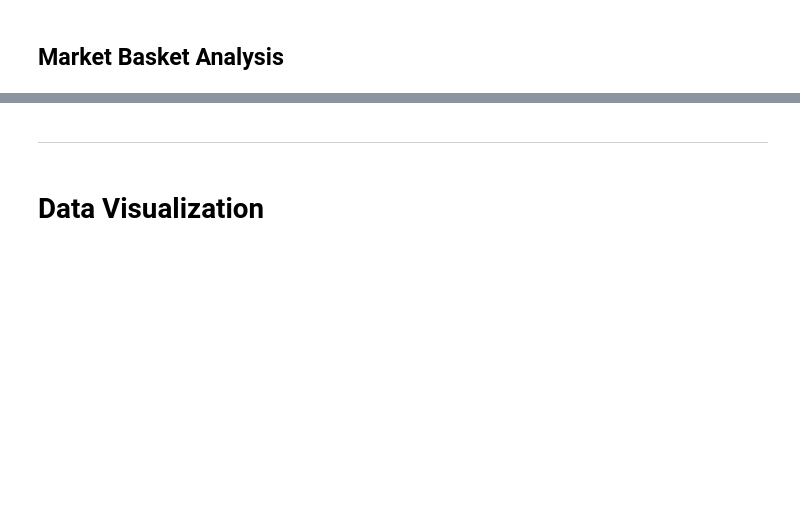
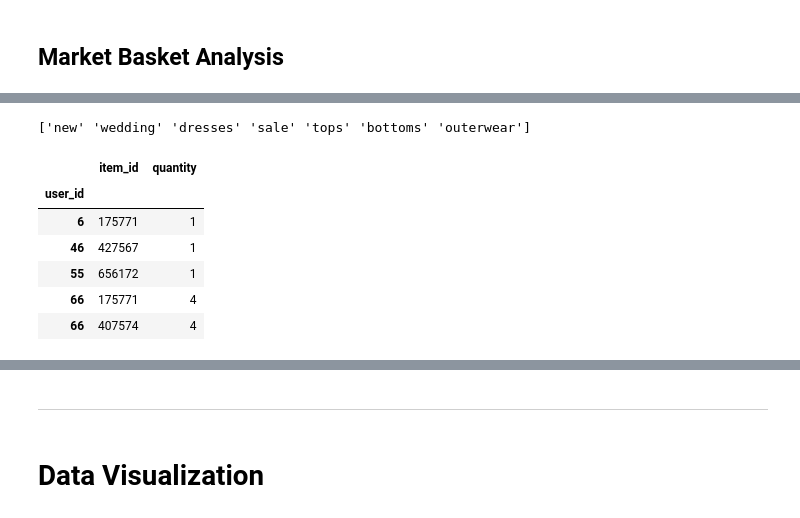
Before and after one commit to LuiisClaudio/mod-cloth, a Jupyter notebook: LuisMartins_CA2.ipynb, the cells around one changed output, grey strips where cells are left out. Cells and saved outputs as stored; diff of their text form; code cells hidden in the pictures; blank space fills up the shorter version.

```diff
--- a/LuisMartins_CA2.ipynb
+++ b/LuisMartins_CA2.ipynb
@@ -1019,0 +821,16 @@ rules_fp1.head()
+# %%
+unique_categories = mpdcloth_basket_data['category'].unique()
+print(unique_categories)
+# %% [output]
+['new' 'wedding' 'dresses' 'sale' 'tops' 'bottoms' 'outerwear']
+# %%
+Basket = mpdcloth_basket_data.groupby(['user_id', 'item_id'])['quantity'].sum().reset_index().fillna(0).set_index('user_id')
+Basket.head()
+# %% [output]
+|  | item_id | quantity |
+| user_id |  |  |
+| 6 | 175771 | 1 |
+| 46 | 427567 | 1 |
+| 55 | 656172 | 1 |
+| 66 | 175771 | 4 |
+| 66 | 407574 | 4 |
```
Also changed, not shown: parts of 44 cells of this notebook.
